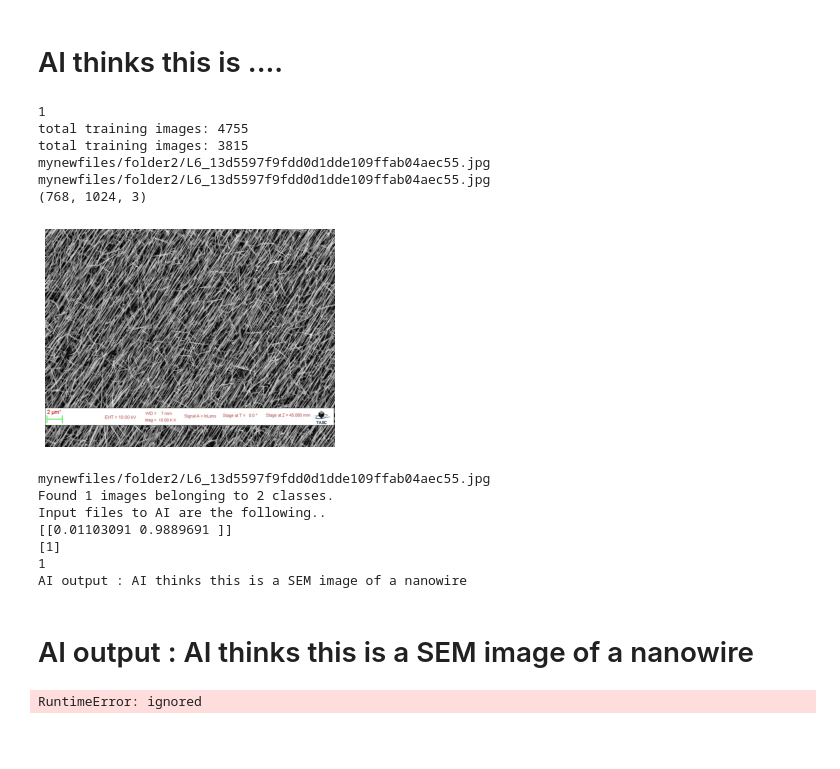
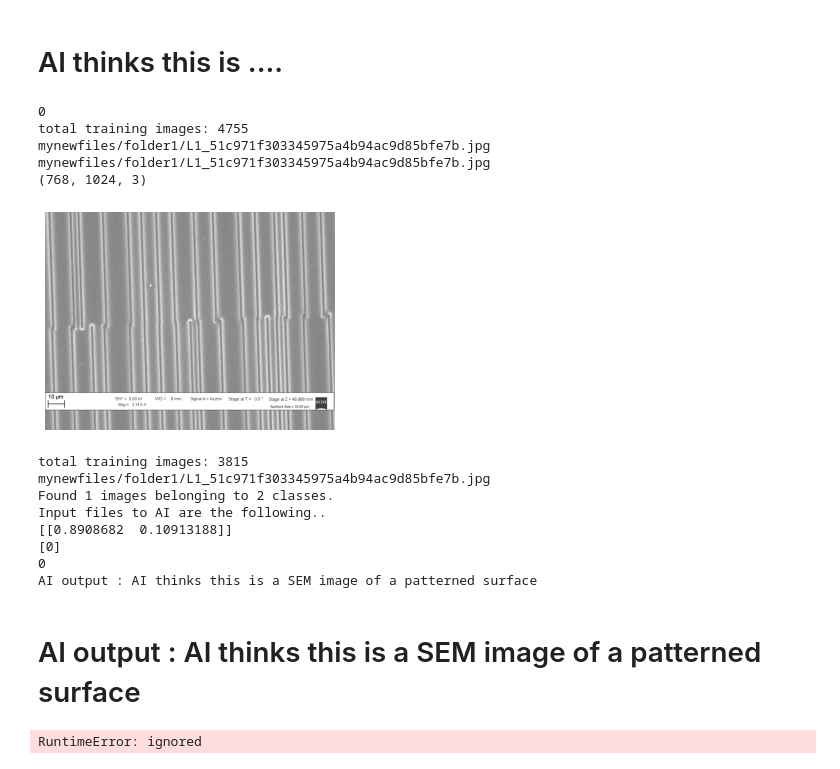
Before and after one commit to nirmalaqmc/binary-classifier, a Jupyter notebook: 2_VGG16_BINARY_CLASS_FOR_SEM_(nanowires_&_patterned_surface_with_confusion_matrix)_Visualizing_filter.ipynb, the cells around one changed output. Drawn from its saved outputs; the diff is of its cells as text; code cells hidden in the pictures; blank space fills up the shorter version.

```diff
--- a/2_VGG16_BINARY_CLASS_FOR_SEM_(nanowires_&_patterned_surface_with_confusion_matrix)_Visualizing_filter.ipynb
+++ b/2_VGG16_BINARY_CLASS_FOR_SEM_(nanowires_&_patterned_surface_with_confusion_matrix)_Visualizing_filter.ipynb
@@ -786,7 +786,7 @@ folder1 folder1/L1_000f9e2e89ff8ffa8e3b9a6ac12bf490.jpg
 
 Just change the slider below and then Run After this cell (Control + F10)
 # %%
-pic_index = 339 #@param {type:"slider", min:2, max:400, step:1}
+pic_index = 230 #@param {type:"slider", min:2, max:400, step:1}
 # %%
 #pic_index = 100
 
@@ -1293,7 +1293,7 @@ make_confusion_matrix(cf_matrix,
 
 import random
 
-pic_index = 612 #@param {type:"slider", min:2, max:800, step:1}
+pic_index = 673 #@param {type:"slider", min:2, max:800, step:1}
 
 
 randomclass = random.randint(0, 1)
@@ -1362,46 +1362,46 @@ test_generator = test_datagen.flow_from_directory(
 filenames = test_generator.filenames
 nb_samples = len(filenames)
 
 print('Input files to AI are the following..')
 
 
 predict = model.predict_generator(test_generator,steps = nb_samples)
 
 print(predict)
 predicted_class_indices=np.argmax(predict,axis=1)
 print(predicted_class_indices)
 
 labels = (test_generator.class_indices)
 labels = dict((v,k) for k,v in labels.items())
 predictionsanswers = [labels[k] for k in predicted_class_indices]
 
 print(predicted_class_indices[0])
 
 from IPython.core.display import display, HTML
 
 
 if predicted_class_indices[0] == 0:
   print('AI output : AI thinks this is a SEM image of a patterned surface')
   display(HTML('<h1 >AI output : AI thinks this is a SEM image of a patterned surface</h1>'))
 else:
     print('AI output : AI thinks this is a SEM image of a nanowire')
     display(HTML('<h1>AI output : AI thinks this is a SEM image of a nanowire</h1>'))
 # %% [output]
-1
+0
 total training images: 4755
-total training images: 3815
-mynewfiles/folder2/L6_13d5597f9fdd0d1dde109ffab04aec55.jpg
-mynewfiles/folder2/L6_13d5597f9fdd0d1dde109ffab04aec55.jpg
+mynewfiles/folder1/L1_51c971f303345975a4b94ac9d85bfe7b.jpg
+mynewfiles/folder1/L1_51c971f303345975a4b94ac9d85bfe7b.jpg
 (768, 1024, 3)
-[figure, old version]
+[figure, new version]
-mynewfiles/folder2/L6_13d5597f9fdd0d1dde109ffab04aec55.jpg
+total training images: 3815
+mynewfiles/folder1/L1_51c971f303345975a4b94ac9d85bfe7b.jpg
 Found 1 images belonging to 2 classes.
 Input files to AI are the following..
-[[0.01103091 0.9889691 ]]
-[1]
-1
-AI output : AI thinks this is a SEM image of a nanowire
+[[0.8908682  0.10913188]]
+[0]
+0
+AI output : AI thinks this is a SEM image of a patterned surface
-AI output : AI thinks this is a SEM image of a nanowire
+AI output : AI thinks this is a SEM image of a patterned surface
 # %%
 print(predicted_class_indices[20])
 print(labels(20))
```
Also changed, not shown: parts of 5 cells of this notebook.
